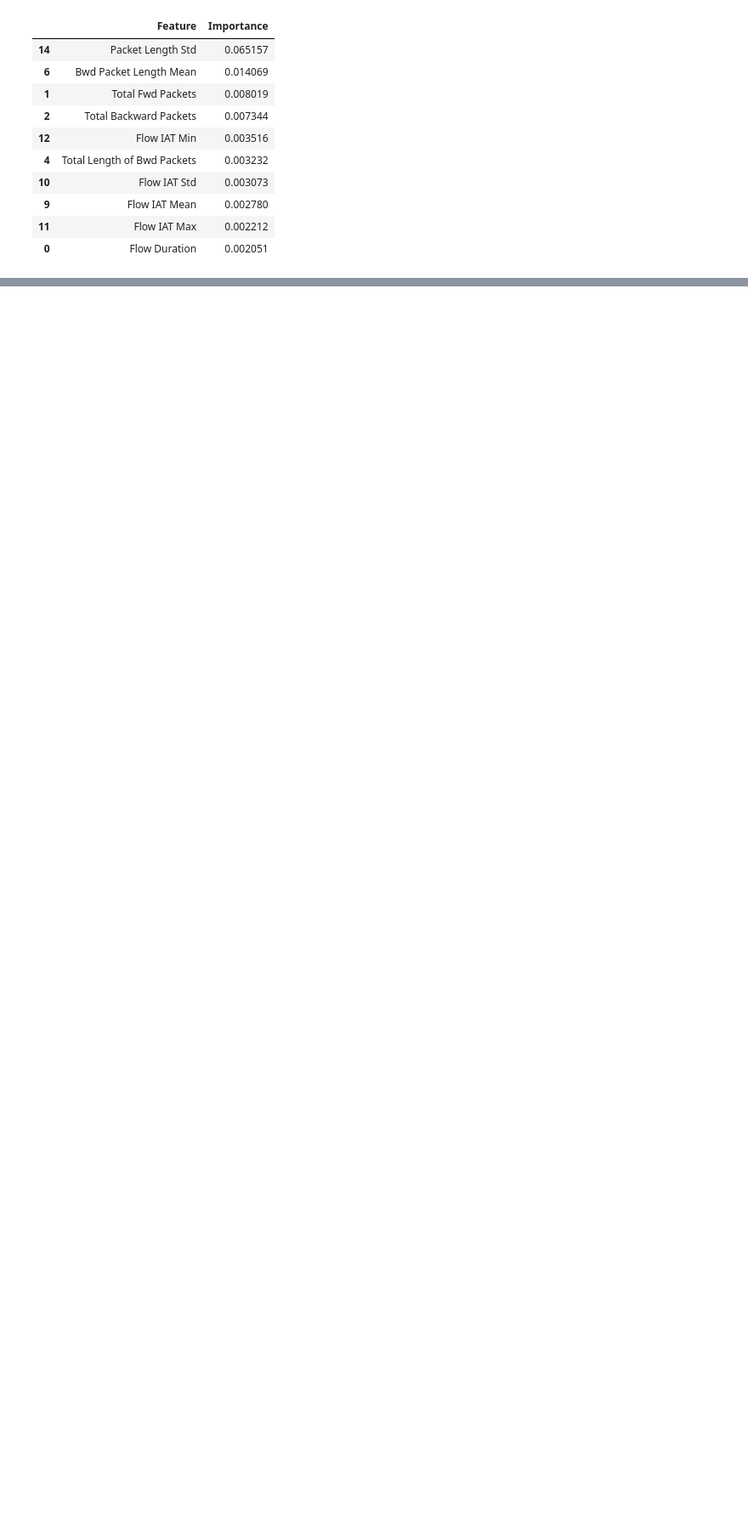
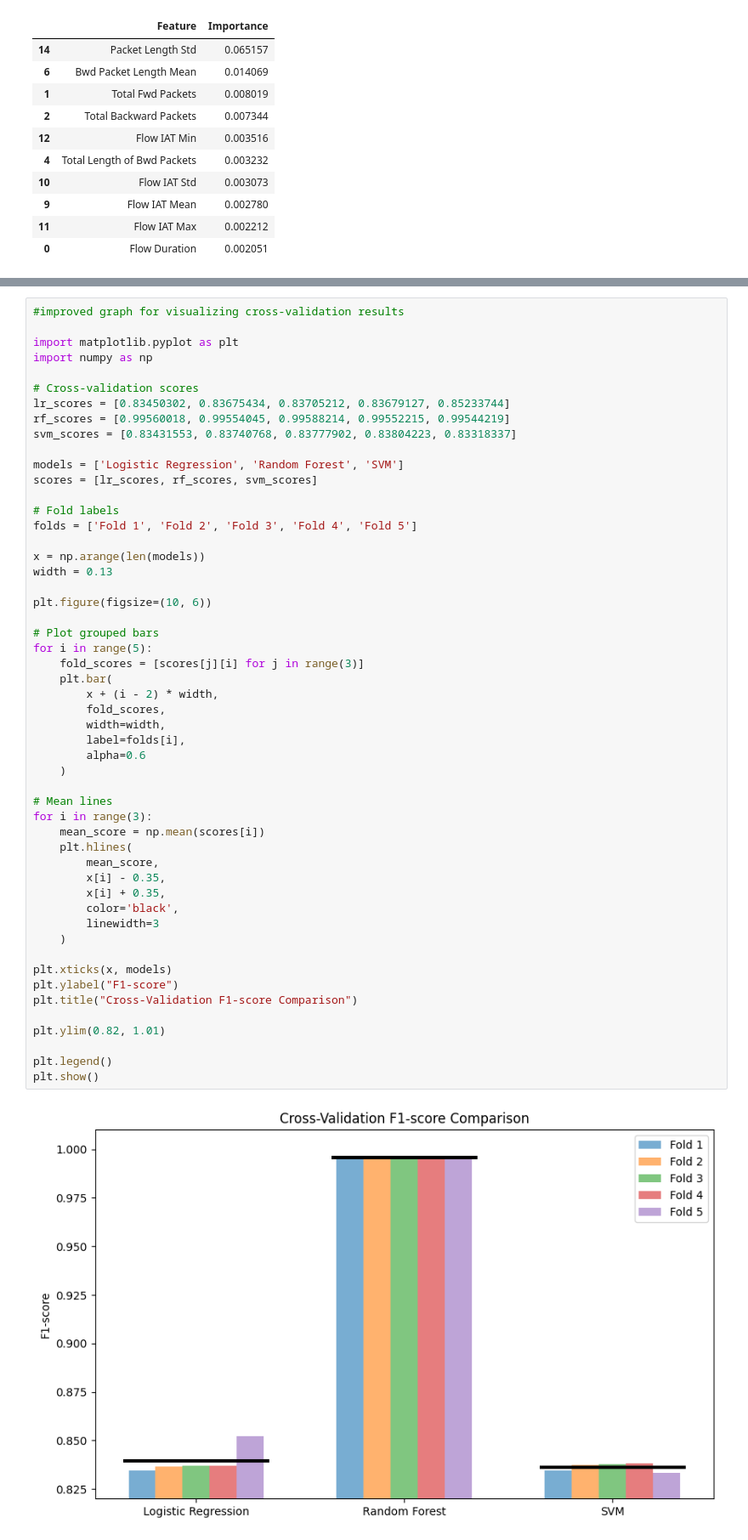
Before and after one commit to BadiaBaghdadi/Encrypted_Network_Traffic_Behavioural_Analysis, a Jupyter notebook: 3_Data_Modelling.ipynb, the cells around one changed output, grey strips where cells are left out. Shown at 85% size. Drawn from its saved outputs; the diff is of its cells as text; blank space fills up the shorter version.

Commit message:
FINAL RESULTS

```diff
--- a/3_Data_Modelling.ipynb
+++ b/3_Data_Modelling.ipynb
@@ -414,3 +414,57 @@ else:
 Sample shape: (200, 16)
 SHAP shape: (200, 16, 2)
 [figure]
+# %%
+#improved graph for visualizing cross-validation results
+
+import matplotlib.pyplot as plt
+import numpy as np
+
+# Cross-validation scores
+lr_scores = [0.83450302, 0.83675434, 0.83705212, 0.83679127, 0.85233744]
+rf_scores = [0.99560018, 0.99554045, 0.99588214, 0.99552215, 0.99544219]
+svm_scores = [0.83431553, 0.83740768, 0.83777902, 0.83804223, 0.83318337]
+
+models = ['Logistic Regression', 'Random Forest', 'SVM']
+scores = [lr_scores, rf_scores, svm_scores]
+
+# Fold labels
+folds = ['Fold 1', 'Fold 2', 'Fold 3', 'Fold 4', 'Fold 5']
+
+x = np.arange(len(models))
+width = 0.13
+
+plt.figure(figsize=(10, 6))
+
+# Plot grouped bars
+for i in range(5):
+    fold_scores = [scores[j][i] for j in range(3)]
+    plt.bar(
+        x + (i - 2) * width,
+        fold_scores,
+        width=width,
+        label=folds[i],
+        alpha=0.6
+    )
+
+# Mean lines
+for i in range(3):
+    mean_score = np.mean(scores[i])
+    plt.hlines(
+        mean_score,
+        x[i] - 0.35,
+        x[i] + 0.35,
+        color='black',
+        linewidth=3
+    )
+
+plt.xticks(x, models)
+plt.ylabel("F1-score")
+plt.title("Cross-Validation F1-score Comparison")
+
+plt.ylim(0.82, 1.01)
+
+plt.legend()
+plt.show()
+# %% [output]
+[figure, added]
```
Also changed, not shown: parts of 2 cells of this notebook, 1 other file.
